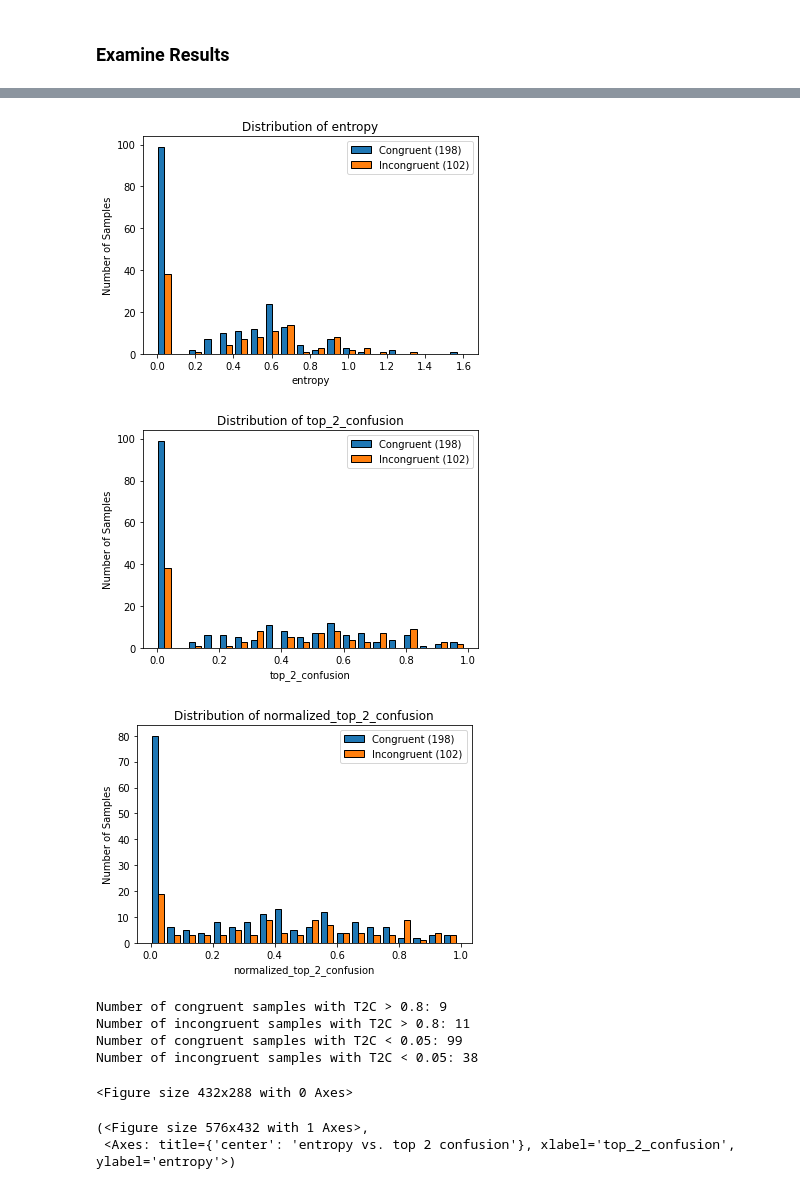
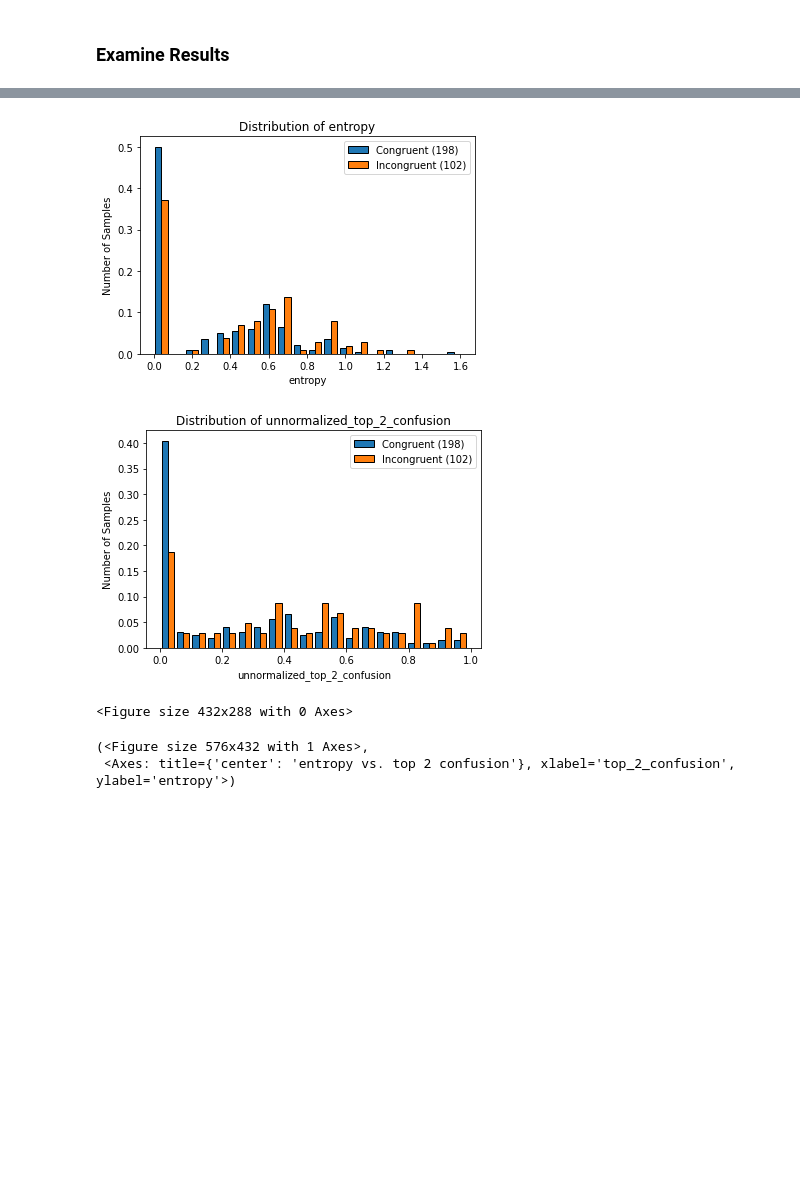
Before and after one commit to allisonchen23/explain-alignment, a Jupyter notebook: process_survey.ipynb, the cells around one changed output, grey strips where cells are left out. Cells and saved outputs as stored; diff of their text form; code cells hidden in the pictures; blank space fills up the shorter version.

```diff
--- a/process_survey.ipynb
+++ b/process_survey.ipynb
@@ -20,7 +20,7 @@ paths_dirname = 'saved/PlacesCategoryClassification/0510_102912/ADE20K_predictio
 # incongruent_paths_path = os.path.join(paths_dirname, 'incongruent_paths.txt')
 # incongruent_paths = read_lists(incongruent_paths_path)
 # CONGRUENCY_PATH_TEMPLATE = os.path.join('saved', 'ADE20K', '0501_105640', 'baseline_explainer', '{}_paths_16_class_freq_attr.txt')
-CONGRUENCY_PATH_TEMPLATE = os.path.join('saved/PlacesCategoryClassification/0510_102912/ADE20K_predictions/saga/baseline_explainer', '{}_paths.txt')
+CONGRUENCY_PATH_TEMPLATE = os.path.join(paths_dirname, '{}_paths.txt')
 CONGRUENT_PATHS_PATH = CONGRUENCY_PATH_TEMPLATE.format('congruent')
 INCONGRUENT_PATHS_PATH = CONGRUENCY_PATH_TEMPLATE.format('incongruent')
 
@@ -212,7 +253,7 @@ data = {
     "congruent": df['congruent'],
     "soft_label": soft_labels_arr,
     "entropy": entropy,
-    "top_2_confusion": top_2_confusion
+    "unnormalized_top_2_confusion": unnormalized_top_2_confusion
 }
 df.to_csv(csv_path)
 print("Saved csv with soft labels to {}".format(csv_path))
@@ -239,14 +278,21 @@ assert len(congruent_df) + len(incongruent_df) == len(df)
 
 confusion_metrics = [
     'entropy',
-    'top_2_confusion',
-    'normalized_top_2_confusion'
+    'unnormalized_top_2_confusion'
 ]
 # %%
 # Calculate statistical significance
 for confusion_metric in confusion_metrics:
     congruent_values = congruent_df[confusion_metric].to_numpy()
     incongruent_values = incongruent_df[confusion_metric].to_numpy()
+    mean_congruent_value = congruent_values.mean()
+    std_congruent_value = congruent_values.std()
+    mean_incongruent_value = incongruent_values.mean()
+    std_incongruent_value = incongruent_values.std()
+
+    print("{} congruent: {:.3f} ({:.3f})".format(confusion_metric, mean_congruent_value, std_congruent_value))
+    print("{} incongruent: {:.3f} ({:.3f})".format(confusion_metric, mean_incongruent_value, std_incongruent_value))
+
     ttest = stats.ttest_ind(
         congruent_values,
         incongruent_values,
@@ -285,40 +332,38 @@ for confusion_metric in confusion_metrics:
 # %%
 # Separate plots for congruent vs incongruent
 for confusion_metric in confusion_metrics:
+    data = [congruent_df[confusion_metric].to_numpy(), incongruent_df[confusion_metric].to_numpy()]
     histogram(
-        data=[congruent_df[confusion_metric].to_numpy(), incongruent_df[confusion_metric].to_numpy()],
+        data=data,
+        # weights=None,
+        weights=[np.ones_like(cur_data) / len(cur_data) for cur_data in data],
         labels=["Congruent ({})".format(len(congruent_df)), "Incongruent ({})".format(len(incongruent_df))],
         n_bins=20,
         title="Distribution of {}".format(confusion_metric),
         xlabel=confusion_metric,
         ylabel="Number of Samples",
         show=True
     )
 
-threshold = 0.8
-print("Number of congruent samples with T2C > {}: {}".format(
-    threshold, len(congruent_df[congruent_df['top_2_confusion'] > threshold])
-))
-print("Number of incongruent samples with T2C > {}: {}".format(
-    threshold, len(incongruent_df[incongruent_df['top_2_confusion'] > threshold])
-))
+# threshold = 0.8
+# print("Number of congruent samples with T2C > {}: {}".format(
+#     threshold, len(congruent_df[congruent_df['top_2_confusion'] > threshold])
+# ))
+# print("Number of incongruent samples with T2C > {}: {}".format(
+#     threshold, len(incongruent_df[incongruent_df['top_2_confusion'] > threshold])
+# ))
 
-low_threshold = 0.05
-print("Number of congruent samples with T2C < {}: {}".format(
-    low_threshold, len(congruent_df[congruent_df['top_2_confusion'] < low_threshold])
-))
-print("Number of incongruent samples with T2C < {}: {}".format(
-    low_threshold, len(incongruent_df[incongruent_df['top_2_confusion'] < low_threshold])
-))
+# low_threshold = 0.05
+# print("Number of congruent samples with T2C < {}: {}".format(
+#     low_threshold, len(congruent_df[congruent_df['top_2_confusion'] < low_threshold])
+# ))
+# print("Number of incongruent samples with T2C < {}: {}".format(
+#     low_threshold, len(incongruent_df[incongruent_df['top_2_confusion'] < low_threshold])
+# ))
 # %% [output]
-[figure, old version]
+[figure, new version]
-[figure, old version]
+[figure, new version]
-[figure, removed]
-Number of congruent samples with T2C > 0.8: 9
-Number of incongruent samples with T2C > 0.8: 11
-Number of congruent samples with T2C < 0.05: 99
-Number of incongruent samples with T2C < 0.05: 38
+<Figure size 432x288 with 0 Axes>
-<Figure size 432x288 with 0 Axes>
 # %%
 # Plot entropy vs top-2 confusion and color code by congruent or not
 ylabel = 'entropy'
```
Also changed, not shown: parts of 10 cells of this notebook, 4 other files.
